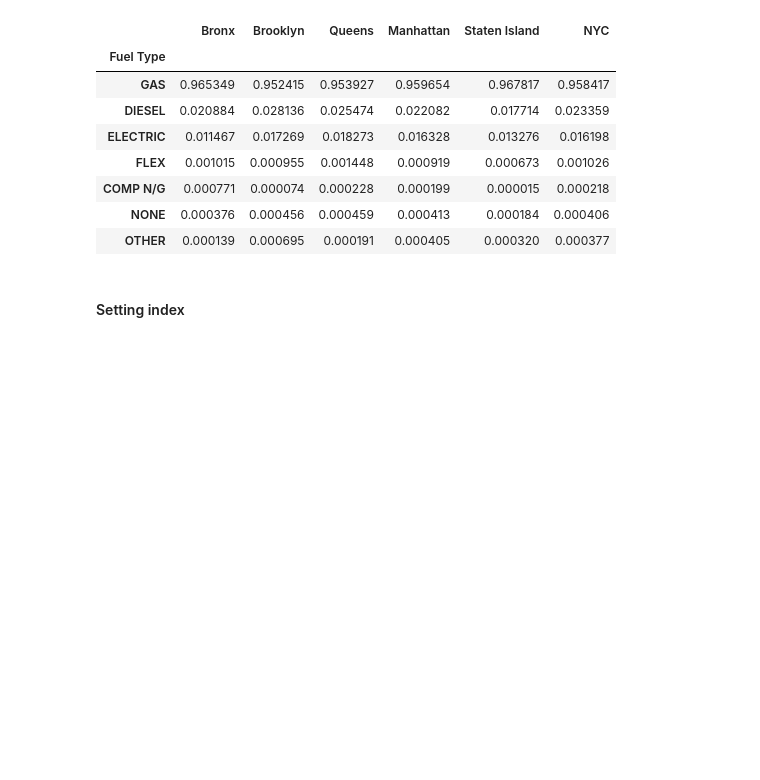
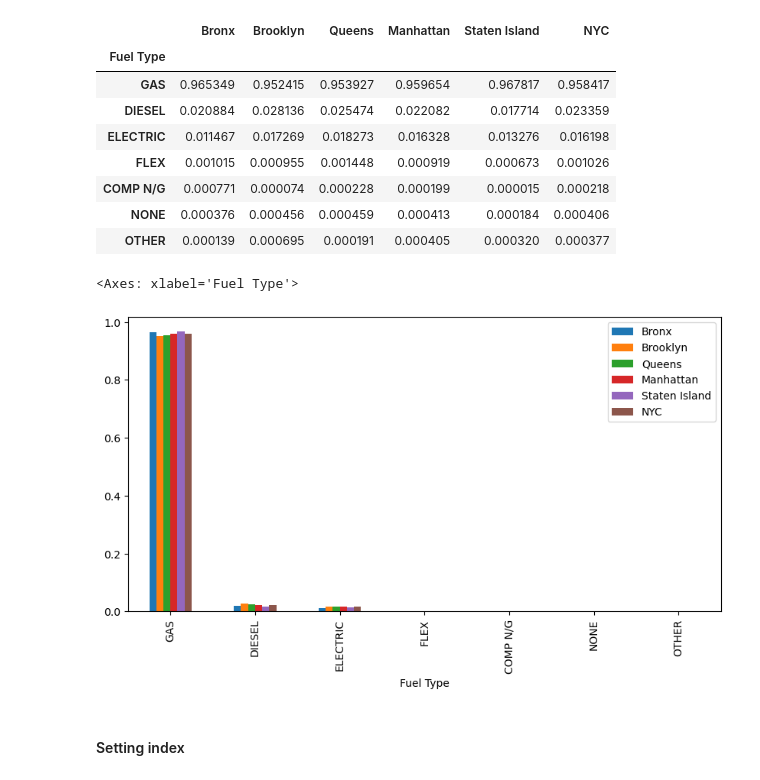
Before and after one commit to heidthecamp/CU-VIRT-AI-PT-03-2024-U-LOLC-PROJECT-1, a Jupyter notebook: displaying_data.ipynb, the cells around one changed output. Saved outputs shown, nothing was run; the diff lists cells and outputs as text; code cells hidden in the pictures; blank space fills up the shorter version.

Commit message:
Added bar chart

```diff
--- a/displaying_data.ipynb
+++ b/displaying_data.ipynb
@@ -331,6 +331,11 @@ fuel_avg
 | COMP N/G | 0.000771 | 0.000074 | 0.000228 | 0.000199 | 0.000015 | 0.000218 |
 | NONE | 0.000376 | 0.000456 | 0.000459 | 0.000413 | 0.000184 | 0.000406 |
 | OTHER | 0.000139 | 0.000695 | 0.000191 | 0.000405 | 0.000320 | 0.000377 |
+# %%
+fuel_avg.plot(kind='bar', figsize=(10, 5))
+# %% [output]
+<Axes: xlabel='Fuel Type'>
+[figure, added]
 # %% [markdown]
 #### Setting index
 # %%
```
Also changed, not shown: 1 other file.
